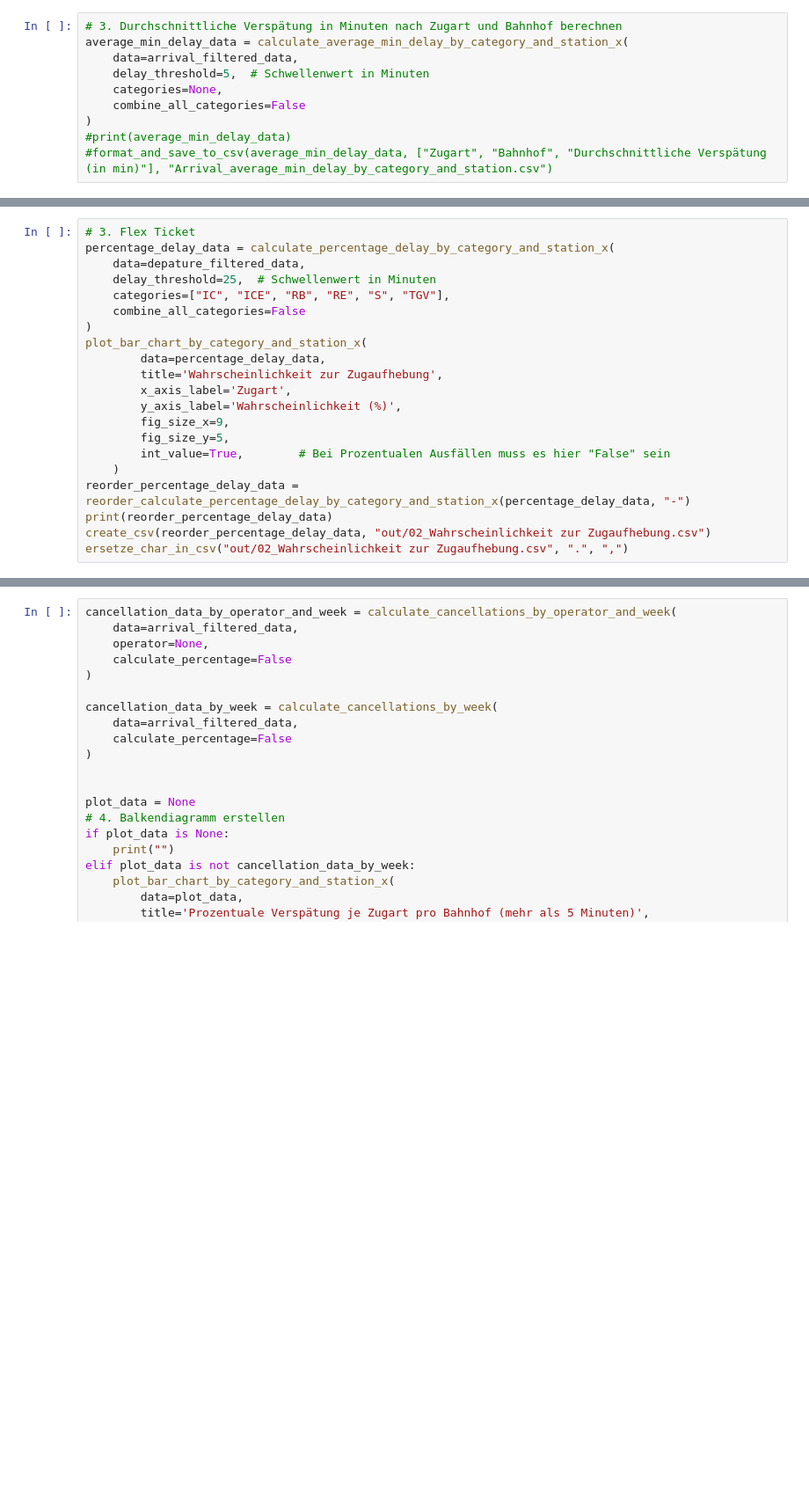
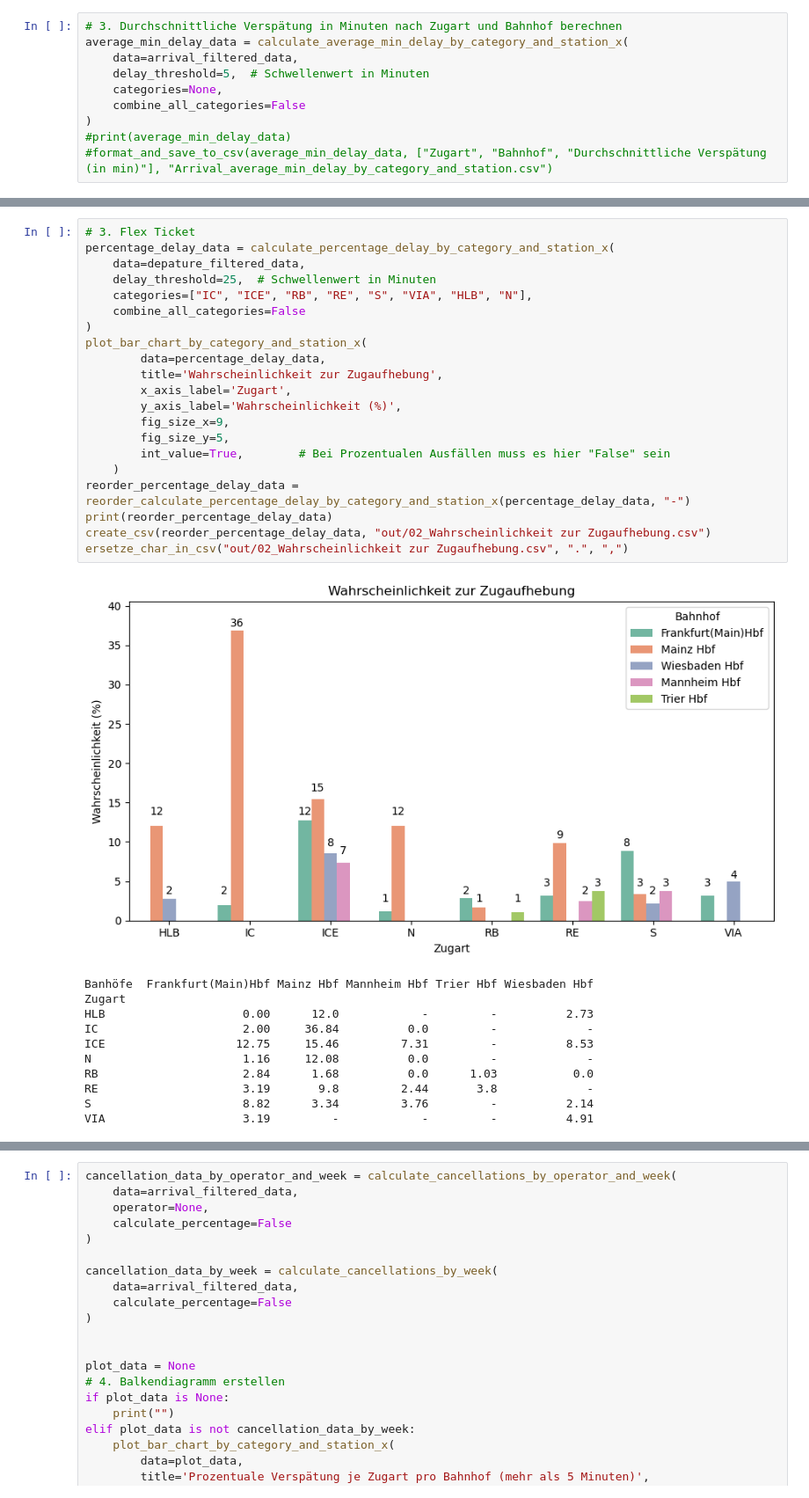
Before and after one commit to luca910/bahn-mining, a Jupyter notebook: graphics_final.ipynb, the cells around one changed output, grey strips where cells are left out. Shown at 88% size. Drawn from its saved outputs; the diff is of its cells as text; blank space fills up the shorter version.

```diff
--- a/graphics_final.ipynb
+++ b/graphics_final.ipynb
@@ -961,24 +977,36 @@ ersetze_char_in_csv("out/01_Prozentuale Verspätung Ankommender Züge je Zugart
 # %%
 # 3. Flex Ticket
 percentage_delay_data = calculate_percentage_delay_by_category_and_station_x(
     data=depature_filtered_data,
     delay_threshold=25,  # Schwellenwert in Minuten
-    categories=["IC", "ICE", "RB", "RE", "S", "TGV"],
+    categories=["IC", "ICE", "RB", "RE", "S", "VIA", "HLB", "N"],
     combine_all_categories=False
 )
 plot_bar_chart_by_category_and_station_x(
         data=percentage_delay_data,
         title='Wahrscheinlichkeit zur Zugaufhebung',
         x_axis_label='Zugart',
         y_axis_label='Wahrscheinlichkeit (%)',
         fig_size_x=9,
         fig_size_y=5,
         int_value=True,        # Bei Prozentualen Ausfällen muss es hier "False" sein
     )
 reorder_percentage_delay_data = reorder_calculate_percentage_delay_by_category_and_station_x(percentage_delay_data, "-")
 print(reorder_percentage_delay_data)
 create_csv(reorder_percentage_delay_data, "out/02_Wahrscheinlichkeit zur Zugaufhebung.csv")
 ersetze_char_in_csv("out/02_Wahrscheinlichkeit zur Zugaufhebung.csv", ".", ",")
+# %% [output]
+[figure, added]
+Banhöfe  Frankfurt(Main)Hbf Mainz Hbf Mannheim Hbf Trier Hbf Wiesbaden Hbf
+Zugart
+HLB                    0.00      12.0            -         -          2.73
+IC                     2.00     36.84          0.0         -             -
+ICE                   12.75     15.46         7.31         -          8.53
+N                      1.16     12.08          0.0         -             -
+RB                     2.84      1.68          0.0      1.03           0.0
+RE                     3.19       9.8         2.44       3.8             -
+S                      8.82      3.34         3.76         -          2.14
+VIA                    3.19         -            -         -          4.91
 # %%
 # 3. Verspätungsstatistik für eine Zugart berechnen
 ar_train_delay_data = calculate_delay_statistics_by_train_type_and_station_x(
```
Also changed, not shown: parts of 6 cells of this notebook.
